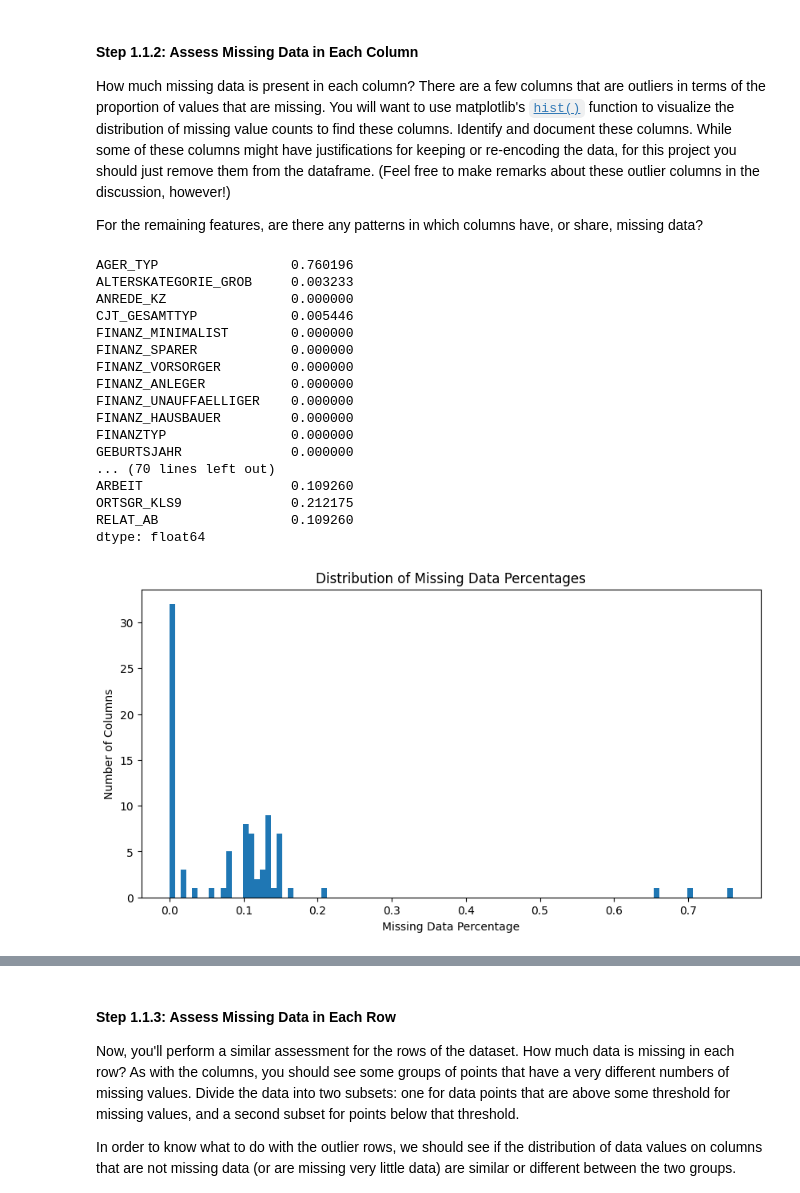
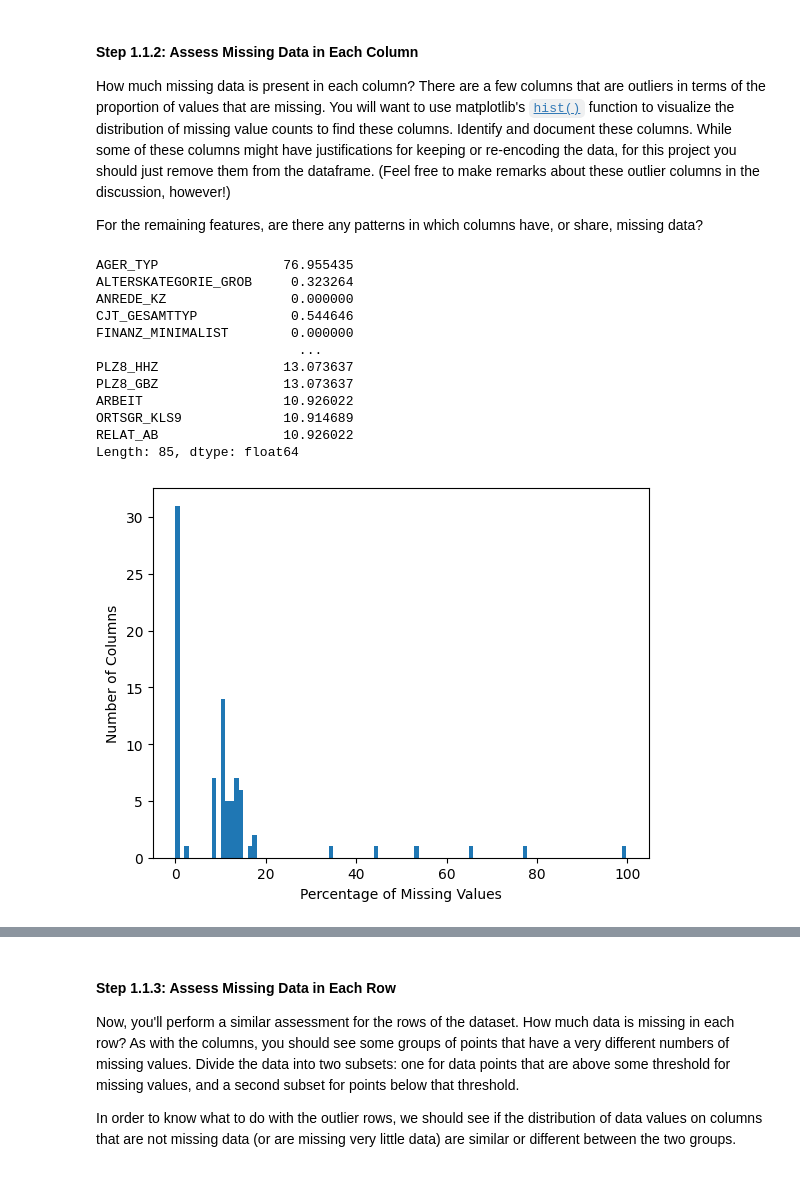
Before and after one commit to p477d343/Machine-Learning-Project, a Jupyter notebook: Creating Customer Segments with Arvato/Identify_Customer_Segments.ipynb, the cells around one changed output, grey strips where cells are left out. Saved outputs shown, nothing was run; the diff lists cells and outputs as text; code cells hidden in the pictures.

```diff
--- a/Creating Customer Segments with Arvato/Identify_Customer_Segments.ipynb
+++ b/Creating Customer Segments with Arvato/Identify_Customer_Segments.ipynb
@@ -66,7 +50,7 @@ To start off with, load in the demographics data for the general population into
 Once the dataset is loaded, it's recommended that you take a little bit of time just browsing the general structure of the dataset and feature summary file. You'll be getting deep into the innards of the cleaning in the first major step of the project, so gaining some general familiarity can help you get your bearings.
 # %%
 # Load in the general demographics data.
-azdias = pd.read_csv('Udacity_AZDIAS_Subset.csv', sep=';')
+azdias = pd.read_csv('Udacity_AZDIAS_Subset.csv', delimiter=';')
 
 # Load in the feature summary file.
-feat_info = pd.read_csv('AZDIAS_Feature_Summary.csv', sep=';')
+feat_info = pd.read_csv('AZDIAS_Feature_Summary.csv', delimiter=';')
@@ -94,7 +74,3 @@ The feature summary file contains a summary of properties for each demographics
 The fourth column of the feature attributes summary (loaded in above as `feat_info`) documents the codes from the data dictionary that indicate missing or unknown data. While the file encodes this as a list (e.g. `[-1,0]`), this will get read in as a string object. You'll need to do a little bit of parsing to make use of it to identify and clean the data. Convert data that matches a 'missing' or 'unknown' value code into a numpy NaN value. You might want to see how much data takes on a 'missing' or 'unknown' code, and how much data is naturally missing, as a point of interest.
 
 **As one more reminder, you are encouraged to add additional cells to break up your analysis into manageable chunks.**
-# %%
-# Identify missing or unknown data values and convert them to NaNs.
-missing_values = ['XX', 'X', -1, 9]
-azdias = azdias.replace(missing_values, np.nan)
@@ -100,0 +81,9 @@ azdias = azdias.replace(missing_values, np.nan)
+# %%
+for indx in range(len(feat_info)):
+    missing_or_unknown = feat_info.iloc[indx]['missing_or_unknown']
+    missing_or_unknown = missing_or_unknown.strip('[')
+    missing_or_unknown = missing_or_unknown.strip(']')
+    missing_or_unknown = missing_or_unknown.split(sep=',')
+    missing_or_unknown = [int(value) if (value!='X' and value!='XX' and value!='') else value for value in missing_or_unknown]
+    if missing_or_unknown != ['']:
+        azdias = azdias.replace({feat_info.iloc[indx]['attribute']: missing_or_unknown}, np.nan)
@@ -104,39 +97,30 @@ azdias = azdias.replace(missing_values, np.nan)
 How much missing data is present in each column? There are a few columns that are outliers in terms of the proportion of values that are missing. You will want to use matplotlib's [`hist()`](https://matplotlib.org/api/_as_gen/matplotlib.pyplot.hist.html) function to visualize the distribution of missing value counts to find these columns. Identify and document these columns. While some of these columns might have justifications for keeping or re-encoding the data, for this project you should just remove them from the dataframe. (Feel free to make remarks about these outlier columns in the discussion, however!)
 
 For the remaining features, are there any patterns in which columns have, or share, missing data?
+# %%
+# Perform an assessment of how much missing data there is in each column of the
+# dataset.
+percent_missing_per_column =(azdias.isnull().sum()/len(azdias))*100
+# %%
+percent_missing_per_column
+# %% [output]
+AGER_TYP                76.955435
+ALTERSKATEGORIE_GROB     0.323264
+ANREDE_KZ                0.000000
+CJT_GESAMTTYP            0.544646
+FINANZ_MINIMALIST        0.000000
+                          ...
+PLZ8_HHZ                13.073637
+PLZ8_GBZ                13.073637
+ARBEIT                  10.926022
+ORTSGR_KLS9             10.914689
+RELAT_AB                10.926022
+Length: 85, dtype: float64
 # %%
-# Perform an assessment of how much missing data there is in each column of the dataset.
-missing_percentages = azdias.isnull().mean()
-print(missing_percentages)
-
 # Investigate patterns in the amount of missing data in each column.
-plt.figure(figsize=(10, 5))
-plt.hist(missing_percentages, bins=100)
-plt.xlabel('Missing Data Percentage')
+plt.hist(percent_missing_per_column, bins=100)
 plt.ylabel('Number of Columns')
-plt.title('Distribution of Missing Data Percentages')
+plt.xlabel('Percentage of Missing Values')
 plt.show()
-
-# Remove the outlier columns from the dataset.
-threshold = 0.3
-outlier_columns = missing_percentages[missing_percentages > threshold].index
-azdias = azdias.drop(columns=outlier_columns)
 # %% [output]
-AGER_TYP                 0.760196
-ALTERSKATEGORIE_GROB     0.003233
-ANREDE_KZ                0.000000
-CJT_GESAMTTYP            0.005446
-FINANZ_MINIMALIST        0.000000
-FINANZ_SPARER            0.000000
-FINANZ_VORSORGER         0.000000
-FINANZ_ANLEGER           0.000000
-FINANZ_UNAUFFAELLIGER    0.000000
-FINANZ_HAUSBAUER         0.000000
-FINANZTYP                0.000000
-GEBURTSJAHR              0.000000
-... (70 lines left out)
-ARBEIT                   0.109260
-ORTSGR_KLS9              0.212175
-RELAT_AB                 0.109260
-dtype: float64
-[figure, old version]
+[figure, new version]
```
Also changed, not shown: parts of 73 cells of this notebook, 1 other file.
